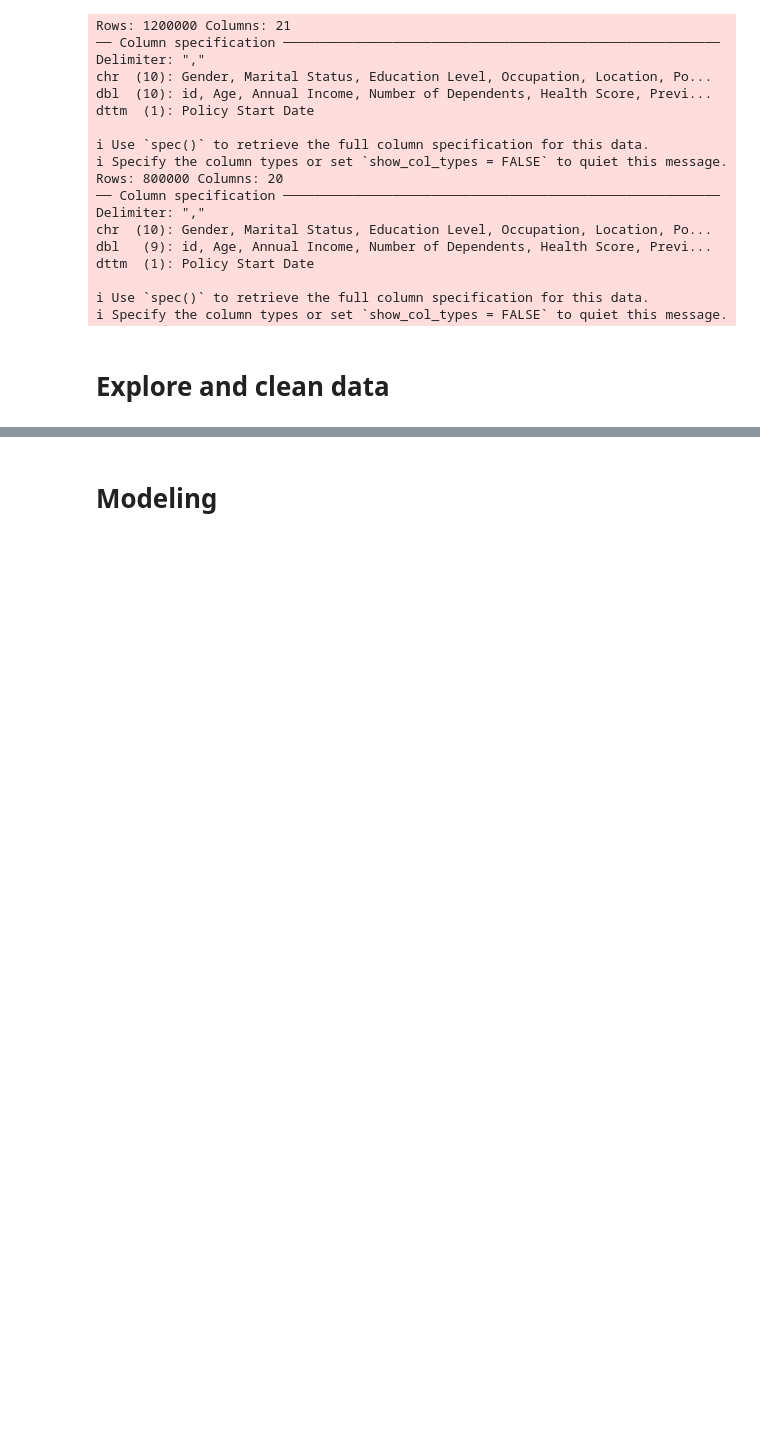
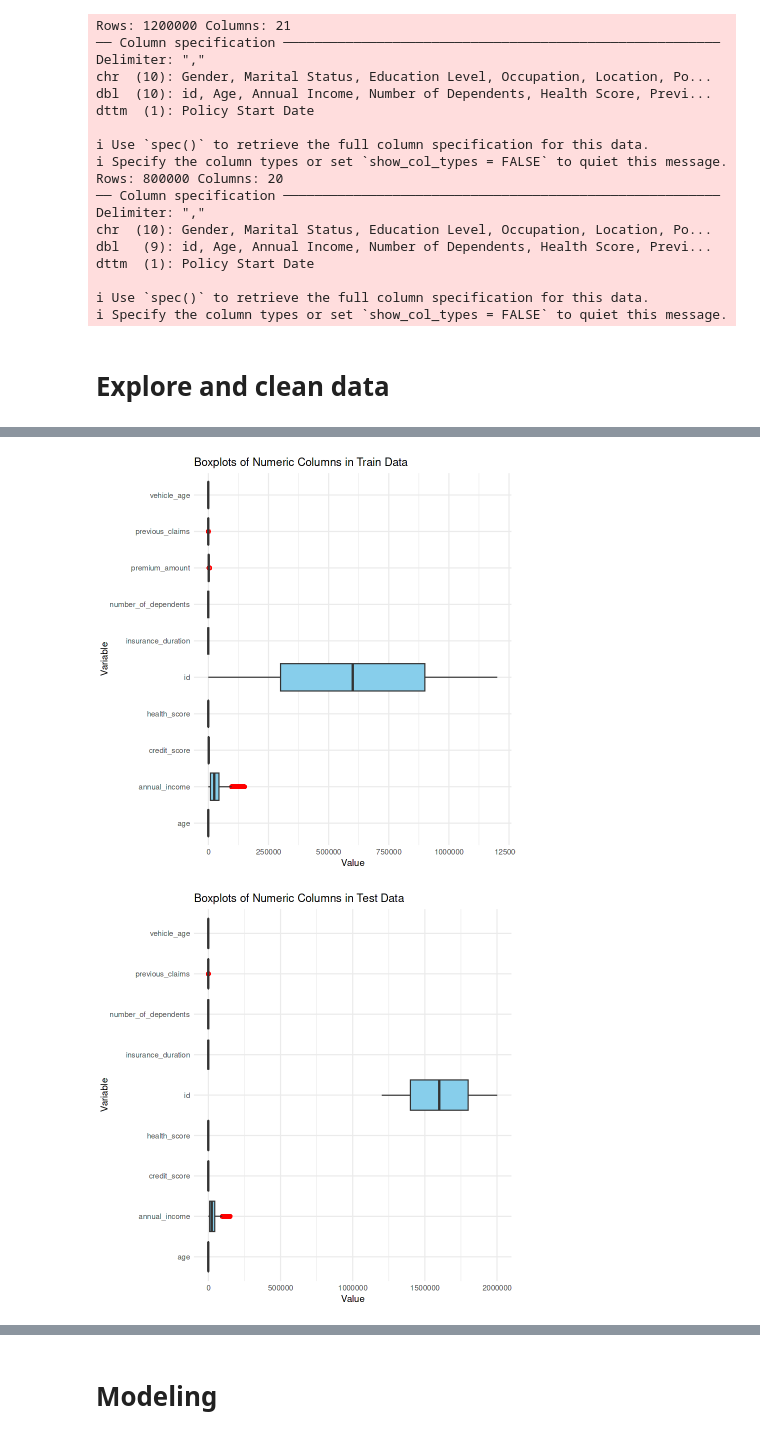
Before and after one commit to vanezp01/datalabs, a Jupyter notebook: predict-insurance-premiums.ipynb, the cells around one changed output, grey strips where cells are left out. Drawn from its saved outputs; the diff is of its cells as text; code cells hidden in the pictures; blank space fills up the shorter version.

```diff
--- a/predict-insurance-premiums.ipynb
+++ b/predict-insurance-premiums.ipynb
@@ -205,0 +218,27 @@ exercise_frequency      property_type
+# %%
+# Function to create boxplots for numeric columns
+plot_numeric_boxplots <- function(data, title) {
+  # Select only numeric columns
+  numeric_cols <- data %>% select(where(is.numeric))
+
+  # Convert to long format for ggplot
+  numeric_long <- numeric_cols %>%
+    pivot_longer(cols = everything(), names_to = "variable", values_to = "value")
+
+  # Create the boxplot
+  ggplot(numeric_long, aes(x = variable, y = value)) +
+    geom_boxplot(fill = "skyblue", outlier.color = "red", outlier.shape = 1) +
+    coord_flip() +
+    labs(title = title,
+         x = "Variable", y = "Value") +
+    theme_minimal()
+}
+
+# Plot for train dataframe
+plot_numeric_boxplots(train, "Boxplots of Numeric Columns in Train Data")
+
+# Plot for test dataframe
+plot_numeric_boxplots(test, "Boxplots of Numeric Columns in Test Data")
+# %% [output]
+[figure, added]
+[figure, added]
```
Also changed, not shown: parts of 14 cells of this notebook.
